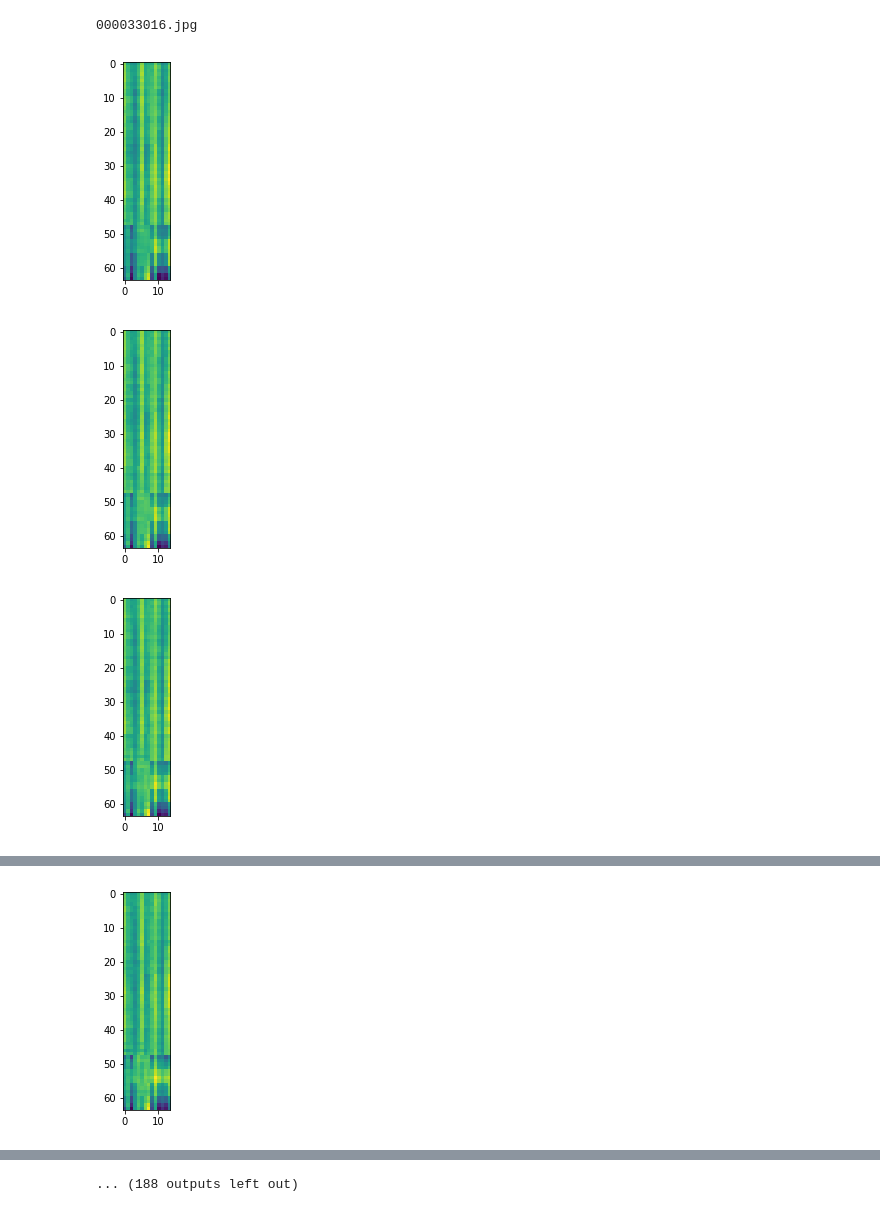
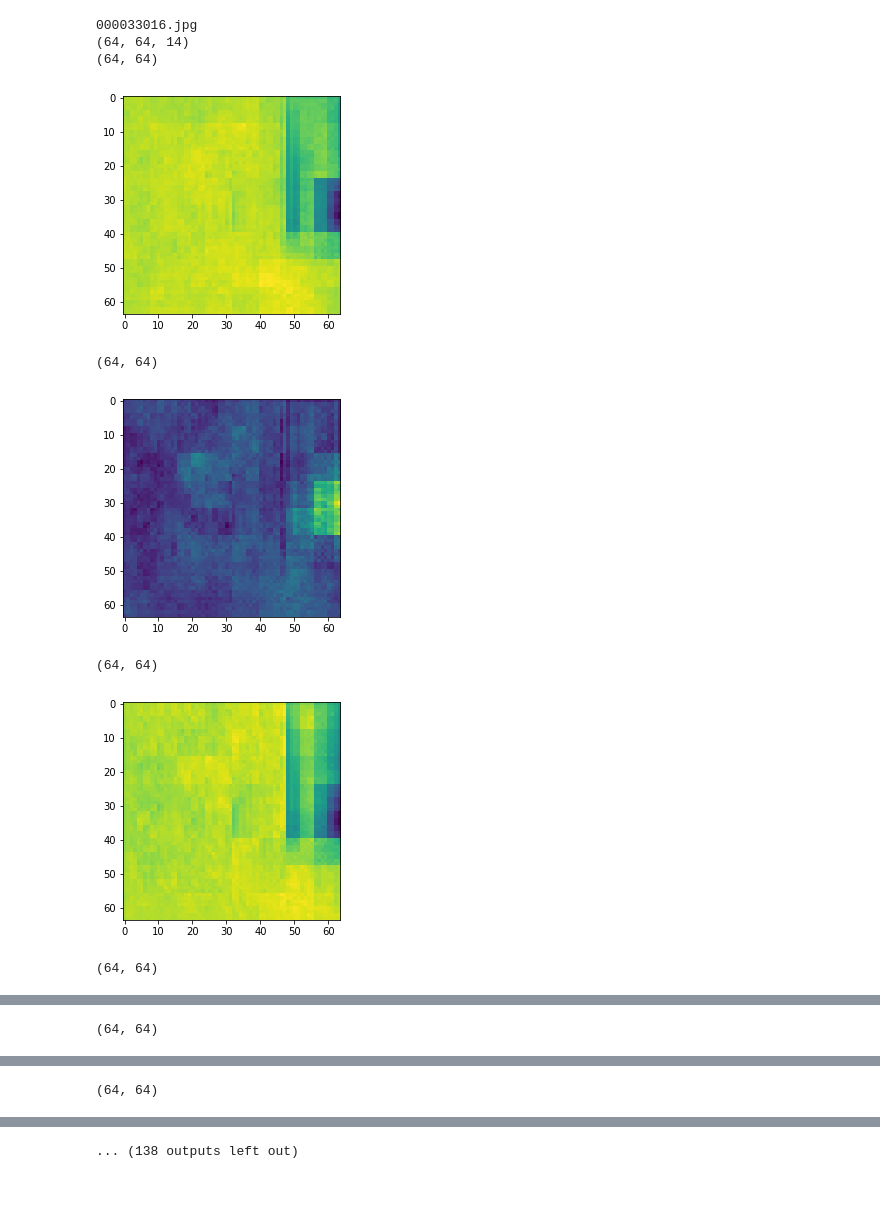
Before and after one commit to MetaDev/Stacked_Hourglass_Network_Keras, a Jupyter notebook: src/top/test_inference.ipynb, the cells around one changed output, grey strips where cells are left out. Drawn from its saved outputs; the diff is of its cells as text; code cells hidden in the pictures.

```diff
--- a/src/top/test_inference.ipynb
+++ b/src/top/test_inference.ipynb
@@ -27,25 +27,35 @@ xnet.load_model(model_json, model_weights)
 # %%
 img_dir="../../data/test_images"
 
 for file in os.listdir(img_dir):
     print(file)
     img_file=os.path.join(img_dir,file)
     out,scale = xnet.inference_file(img_file)
 
     kps = post_process_heatmap(out[0,:,:,:])
-    for j in range(out[0].shape[0]):
-        plt.imshow(out[0,j])
+    #first element of batch
+    out=out[0]
+    print(out.shape)
+    for j in range(out.shape[-1]):
+        print(out[:,:,j].shape)
+        plt.imshow(out[:,:,j])
         plt.show()
     mkps = list()
     for i, _kp in enumerate(kps):
         _conf = _kp[2]
         mkps.append((_kp[0]*scale[1]*4, _kp[1]*scale[0]*4, _conf))
     print(mkps)
+    #normally conf th is around 0.2 but currently no joints are found
     cvmat = render_joints(imageio.imread(img_file), mkps, conf_th=0.002)
     plt.imshow(cvmat)
     plt.show()
 # %% [output]
 000033016.jpg
+(64, 64, 14)
+(64, 64)
-[figure, old version]
+[figure, new version]
+(64, 64)
-[figure, old version]
+[figure, new version]
+(64, 64)
-[figure, old version]
+[figure, new version]
+(64, 64)
@@ -52,0 +63 @@ for file in os.listdir(img_dir):
+(64, 64)
@@ -53,0 +65 @@ for file in os.listdir(img_dir):
+(64, 64)
@@ -55 +66,0 @@ for file in os.listdir(img_dir):
-[figure, removed]
@@ -60 +67 @@ for file in os.listdir(img_dir):
-... (188 outputs left out)
+... (138 outputs left out)
```
Also changed, not shown: parts of 1 cell of this notebook, 1 other file.
